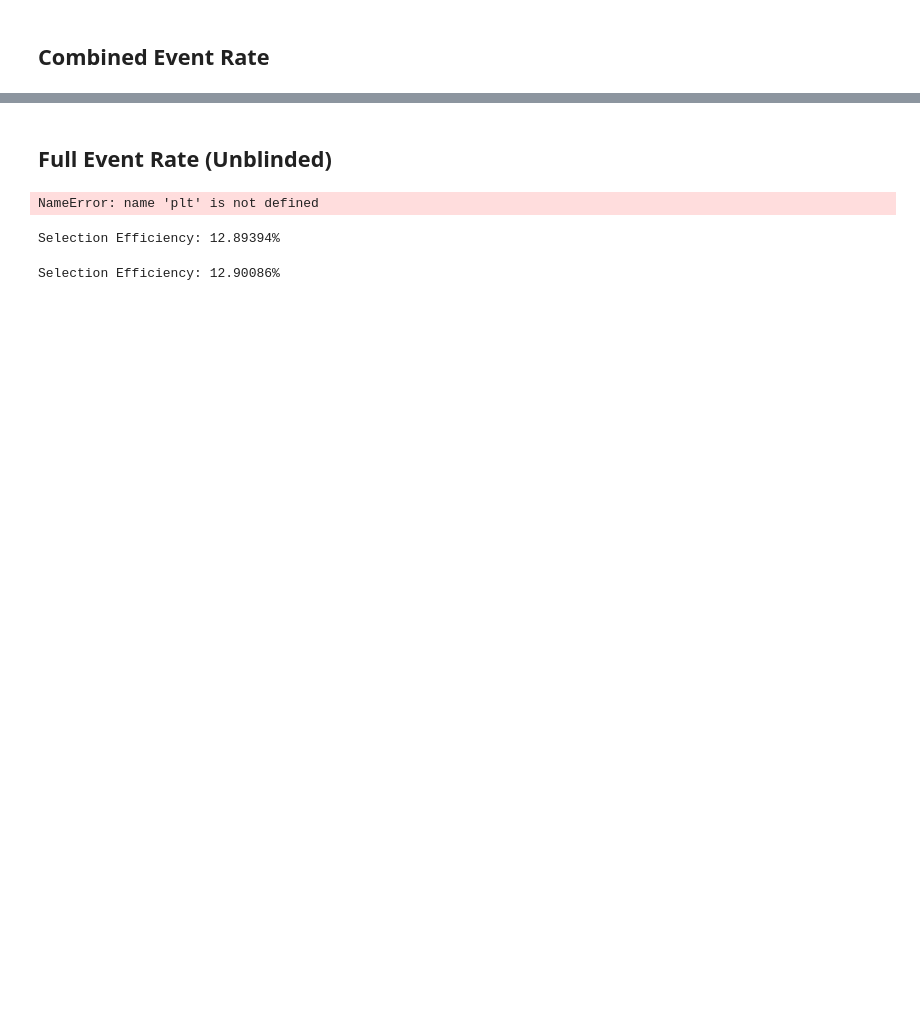
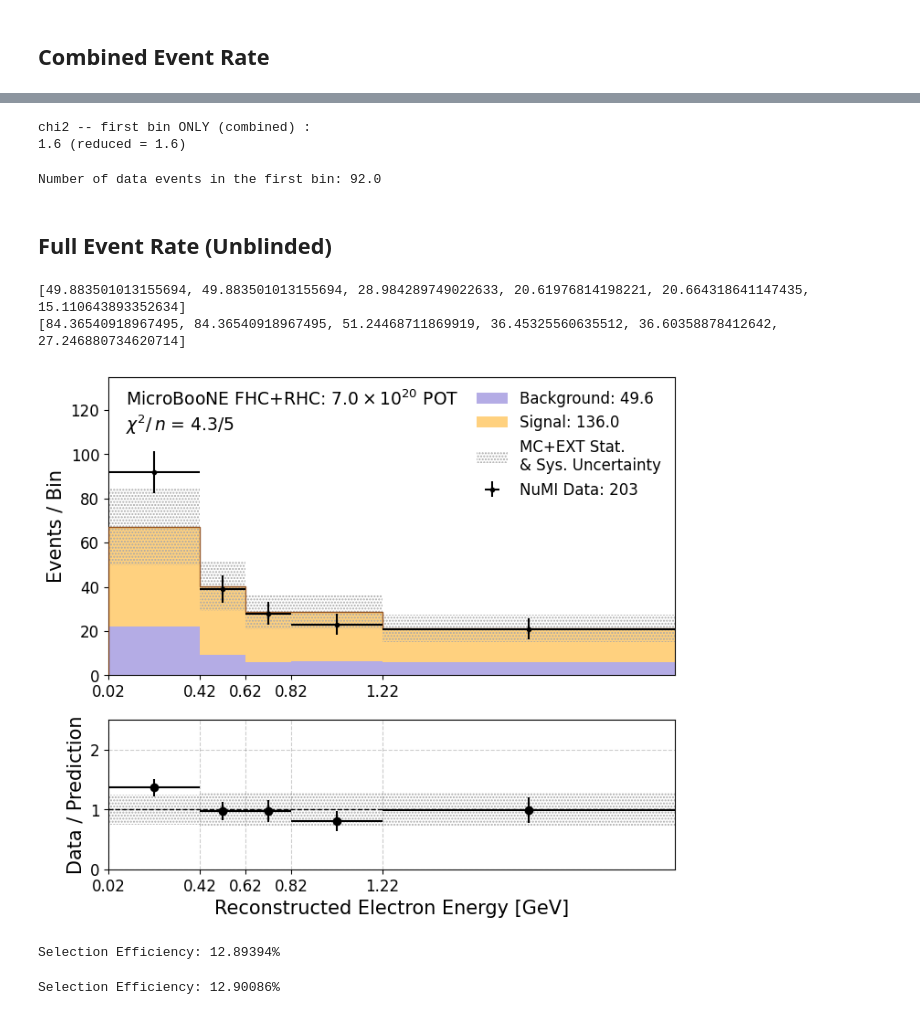
Before and after one commit to abbeybarnard/uB_NuMI_CC_Np, a Jupyter notebook: combined_full.ipynb, the cells around one changed output, grey strips where cells are left out. Cells and saved outputs as stored; diff of their text form; code cells hidden in the pictures; blank space fills up the shorter version.

```diff
--- a/combined_full.ipynb
+++ b/combined_full.ipynb
@@ -51,5 +53,5 @@ from datetime import date
 # %%
 # Choose your variable!
 # Variables = "Opening Angle", "Proton Multiplicity", "Electron Energy", "Visible Energy"
-name_of_variable = "Electron Energy"
+name_of_variable = "Electron Energy Lite"
 xvar, true_var, bins, xlow, xhigh, x_label, x_ticks = get_variable_info(name_of_variable, ISRUN3, cut_level)
@@ -64,10 +76,10 @@ else:
 #with open('unfolding/variations/full_event_rates/FHCVariations_FullEvtRate_'+xvar+'.json') as f_fhc:
         #fhc_dict = json.load(f_fhc)
 
-with open('unfolding/variations/full_event_rates/FHCVariations_FullEvtRate_'+xvar+'.json') as f_fhc:
+with open('unfolding/variations/full_event_rates/FHCVariations_FullEvtRate_'+xvar+'_Lite.json') as f_fhc:
         fhc_dict = json.load(f_fhc)
 
-with open('unfolding/variations/full_event_rates/RHCVariations_FullEvtRate_'+xvar+'.json') as f_rhc:
+with open('unfolding/variations/full_event_rates/RHCVariations_FullEvtRate_'+xvar+'_Lite.json') as f_rhc:
         rhc_dict = json.load(f_rhc)
 # %%
 binwidth = []
@@ -987,12 +1148,16 @@ beamon_frac_stat_cov = [ [0]*(len(bins)-1) for x in range(len(bins)-1) ]
 # %%
 # need to use the full event rates - before background subtraction
 total_beamon_full_evt_rate = [a+b for a,b in zip(fhc_dict['beamon_full_evt_rate'],rhc_dict['beamon_full_evt_rate'])]
-
+total_full_evt_rate = [a+b for a,b in zip(fhc_dict['full_evt_rate'],rhc_dict['full_evt_rate'])]
 
 for i in range(len(bins)-1):
-    beamon_fhc_stat_percent_error.append( np.sqrt( fhc_dict['beamon_full_evt_rate'][i])/fhc_dict['beamon_full_evt_rate'][i] )
-    beamon_rhc_stat_percent_error.append(np.sqrt(rhc_dict['beamon_full_evt_rate'][i])/rhc_dict['beamon_full_evt_rate'][i])
-    beamon_stat_percent_error.append(np.sqrt(total_beamon_full_evt_rate[i])/total_beamon_full_evt_rate[i])
+    # beamon_fhc_stat_percent_error.append( np.sqrt( fhc_dict['beamon_full_evt_rate'][i])/fhc_dict['beamon_full_evt_rate'][i] )
+    # beamon_rhc_stat_percent_error.append(np.sqrt(rhc_dict['beamon_full_evt_rate'][i])/rhc_dict['beamon_full_evt_rate'][i])
+    # beamon_stat_percent_error.append(np.sqrt(total_beamon_full_evt_rate[i])/total_beamon_full_evt_rate[i])
+
+    beamon_fhc_stat_percent_error.append( np.sqrt( fhc_dict['beamon_full_evt_rate'][i])/fhc_dict['full_evt_rate'][i] )
+    beamon_rhc_stat_percent_error.append(np.sqrt(rhc_dict['beamon_full_evt_rate'][i])/rhc_dict['full_evt_rate'][i])
+    beamon_stat_percent_error.append(np.sqrt(total_beamon_full_evt_rate[i])/total_full_evt_rate[i])
 
 for i in range(len(bins)-1):
     fhc_beamon_frac_stat_cov[i][i] = beamon_fhc_stat_percent_error[i]**2
@@ -1424,6 +1636,9 @@ for i in range(len(inv)):
 
 print('chi2 -- first bin ONLY (combined) :')
 print(round(chi2_first,1), '(reduced = '+str(round(chi2_first/len(inv),1))+')')
+# %% [output]
+chi2 -- first bin ONLY (combined) :
+1.6 (reduced = 1.6)
 # %%
 x_err = []
 for x in range(len(bincenters)):
@@ -1434,6 +1649,8 @@ first_bin_data_events = total_beamon[0]
 
 # Print the number of data events in the first bin
 print(f"Number of data events in the first bin: {first_bin_data_events}")
+# %% [output]
+Number of data events in the first bin: 92.0
 # %% [markdown]
 ## Full Event Rate (Unblinded)
 # %%
@@ -1522,35 +1739,39 @@ ax2.fill_between(bins, low_err_ratio, high_err_ratio, step="pre", facecolor=(.25
                      hatch='.....',
                      linewidth=0.0, zorder=1)
 
 ax2.set_xlabel('Reconstructed '+x_label, fontsize=15)
 ax2.set_ylabel("Data / Prediction", fontsize=15)
 
 ax1.legend(fontsize=12, frameon=False, loc='upper right')
 ax1.set_ylabel("Events / Bin", fontsize=15)
-ax1.set_ylim(0, 202) # 205
+ax1.set_ylim(0, 135) # 205
 
 #ax1.set_xlim(1, 5)
 
 #ax1.set_title("FHC+RHC Total Selected Event Rate", fontsize=16)
 
 ax1.text(0.03, 0.82,
          "MicroBooNE FHC+RHC: $7.0\\times10^{20}$ POT\n$\\chi^{2}/\,n$ = "+str(round(chi2, 1))+"/"+str(len(bins)-1),
                  fontsize=13.5, transform=ax1.transAxes, horizontalalignment='left')
 
 #ax1.set_title("FHC+RHC Selected Event Rate", fontsize=16)
 
 #plt.savefig("/uboone/data/users/kmiller/uBNuMI_CCNp/plots/combined/"+xvar+"_bdtcut_data.svg", bbox_inches='tight')#, dpi=1000)
 
 ##plt.savefig("/exp/uboone/app/users/abarnard/paper_plots/event_rates/CombinedEvtRate_"+xvar+".pdf", transparent=False, bbox_inches='tight')
 
 #plt.savefig("/exp/uboone/app/users/abarnard/CombinedEvtRate_"+xvar+".svg", bbox_inches='tight')#, dpi=1000)
 
 #plt.savefig("/Users/abarnard/Desktop/analysis_plots/full_event_rates/CombinedEvtRate_"+xvar+".svg", bbox_inches='tight')#, dpi=1000)
 
+plt.savefig("/Users/abarnard/Downloads/CombinedEvtRate_"+xvar+".svg", bbox_inches='tight')#, dpi=1000)
+
 
 plt.show()
 # %% [output]
-NameError: name 'plt' is not defined
+[49.883501013155694, 49.883501013155694, 28.984289749022633, 20.61976814198221, 20.664318641147435, 15.110643893352634]
+[84.36540918967495, 84.36540918967495, 51.24468711869919, 36.45325560635512, 36.60358878412642, 27.246880734620714]
+[figure, added]
 # %%
 # Weighted average of the FHC and RHC selection efficiencies to get the combined
 
```
Also changed, not shown: parts of 67 cells of this notebook, 16 other files.
